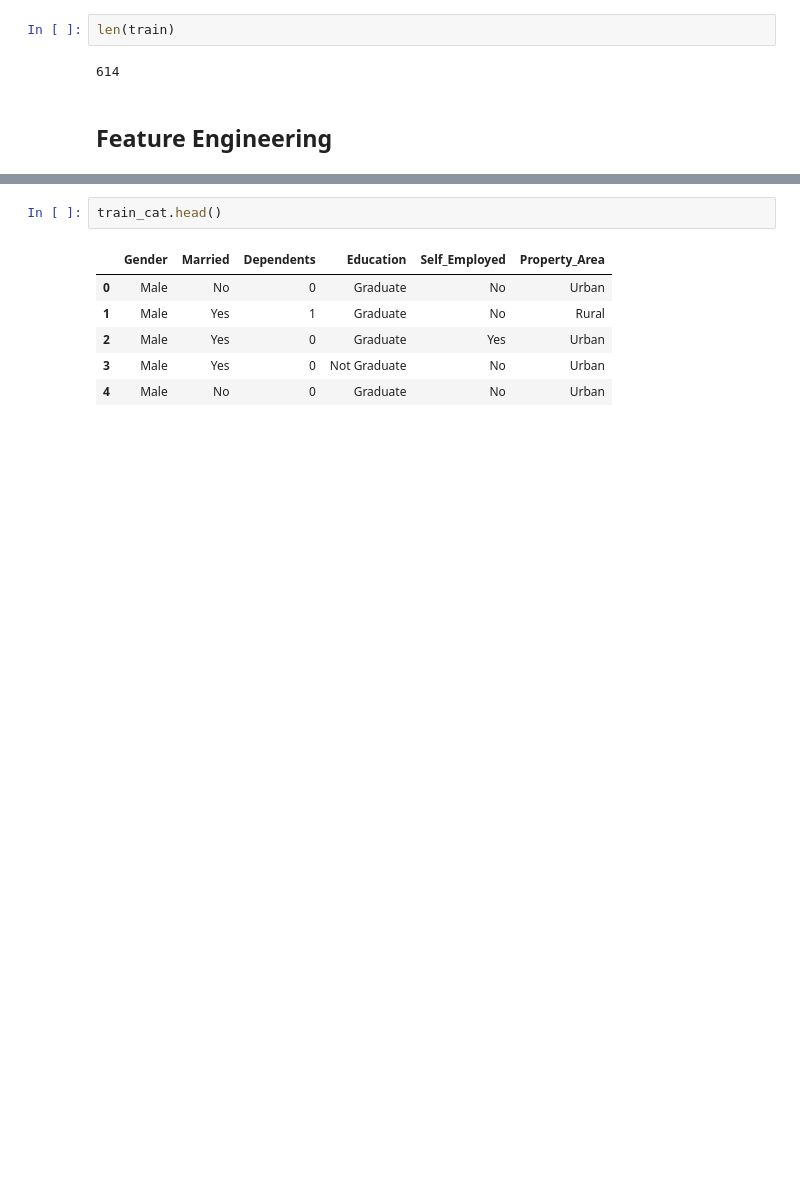
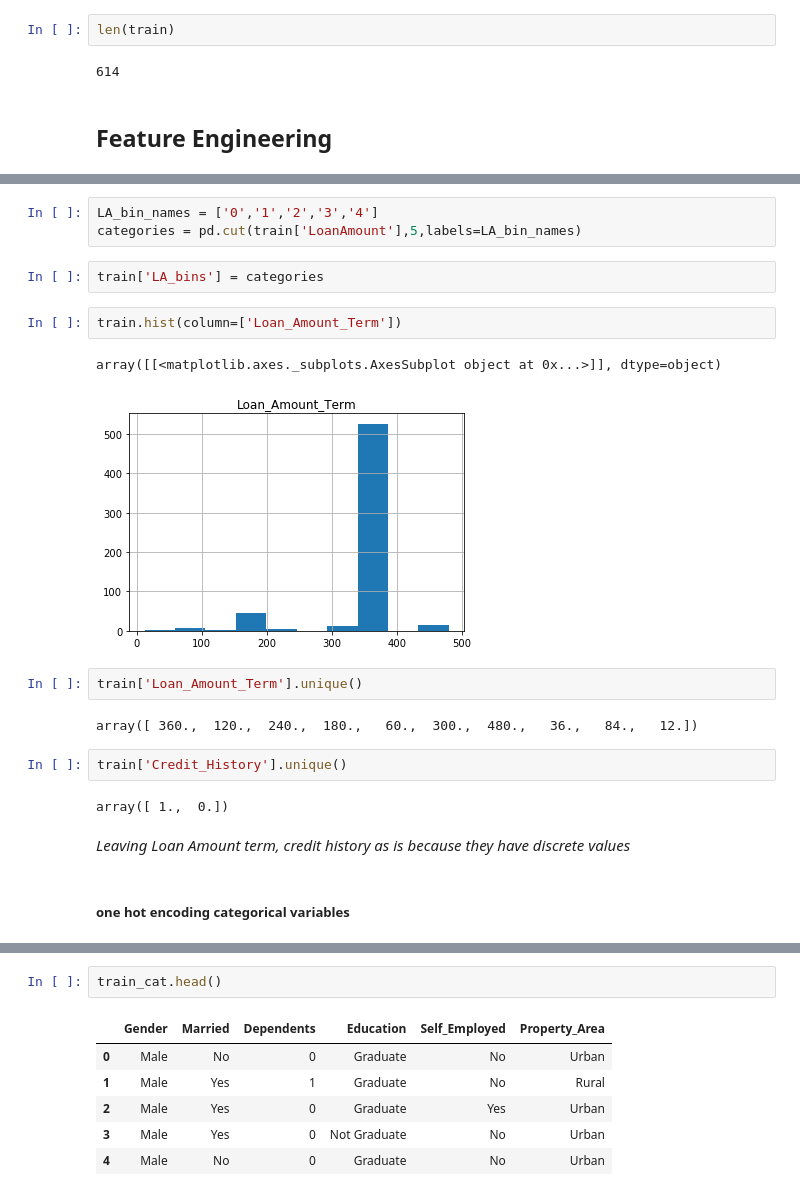
Before and after one commit to krajkumar6/MachineLearning, a Jupyter notebook: classification/Loan Prediction/Load Prediction.ipynb, the cells around one changed output, grey strips where cells are left out. Cells and saved outputs as stored; diff of their text form; blank space fills up the shorter version.

```diff
--- a/classification/Loan Prediction/Load Prediction.ipynb
+++ b/classification/Loan Prediction/Load Prediction.ipynb
@@ -417,0 +429,22 @@ train_cat = train[cate_str_cols]
+# %%
+LA_bin_names = ['0','1','2','3','4']
+categories = pd.cut(train['LoanAmount'],5,labels=LA_bin_names)
+# %%
+train['LA_bins'] = categories
+# %%
+train.hist(column=['Loan_Amount_Term'])
+# %% [output]
+array([[<matplotlib.axes._subplots.AxesSubplot object at 0x...>]], dtype=object)
+[figure, added]
+# %%
+train['Loan_Amount_Term'].unique()
+# %% [output]
+array([ 360.,  120.,  240.,  180.,   60.,  300.,  480.,   36.,   84.,   12.])
+# %%
+train['Credit_History'].unique()
+# %% [output]
+array([ 1.,  0.])
+# %% [markdown]
+<i>Leaving Loan Amount term, credit history as is because they have discrete values</i>
+# %% [markdown]
+##### one hot encoding categorical variables
```
Also changed, not shown: parts of 65 cells of this notebook, 4 other files.
